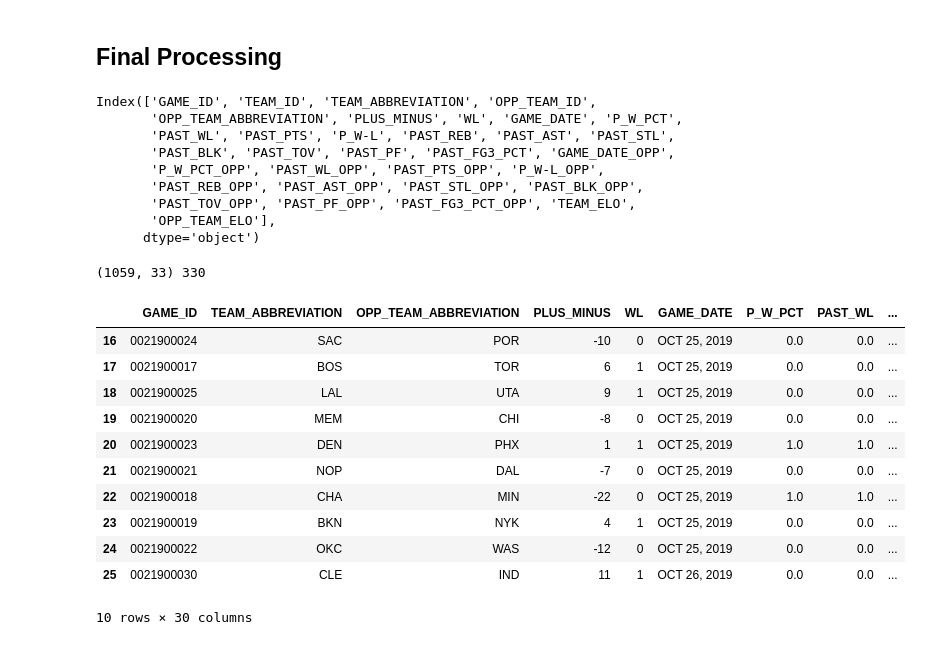
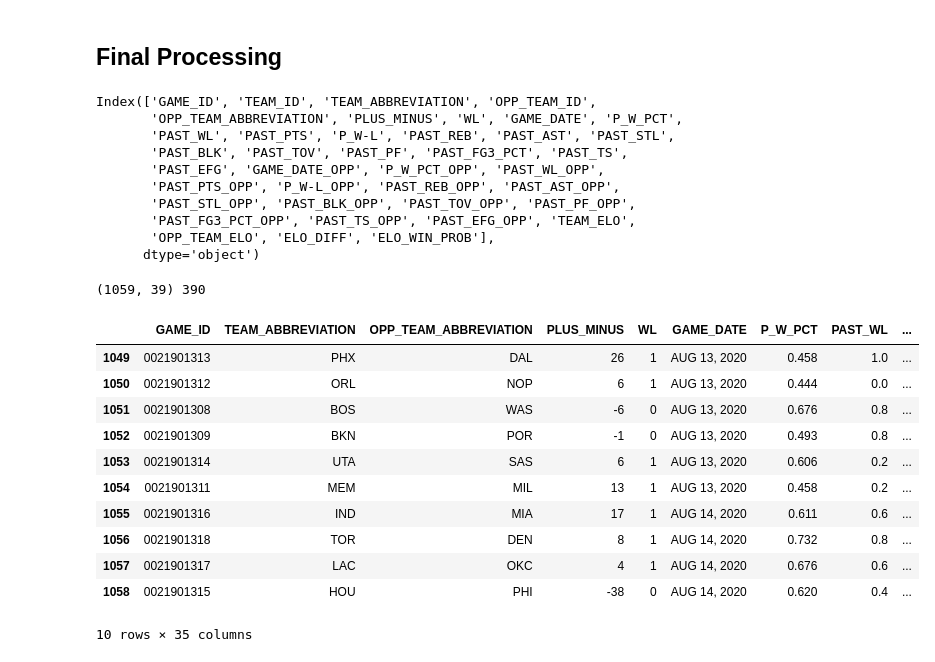
Before and after one commit to KTsula/NBA-prediction-bets, a Jupyter notebook: data_pipeline.ipynb, the cells around one changed output. Drawn from its saved outputs; the diff is of its cells as text; code cells hidden in the pictures.

```diff
--- a/data_pipeline.ipynb
+++ b/data_pipeline.ipynb
@@ -118,12 +118,12 @@ def process_team_df(team_df, window_size=5, debug=False):
     team_df["PAST_FG3_PCT"] = (
         team_df["FG3_PCT"].rolling(window=window_size, min_periods=1).mean().shift(1)
     )
-    # team_df["PAST_TS"] = (
-    #     team_df["TS"].rolling(window=window_size, min_periods=1).mean().shift(1)
-    # )
-    # team_df["PAST_EFG"] = (
-    #     team_df["EFG"].rolling(window=window_size, min_periods=1).mean().shift(1)
-    # )
+    team_df["PAST_TS"] = (
+        team_df["TS"].rolling(window=window_size, min_periods=1).mean().shift(1)
+    )
+    team_df["PAST_EFG"] = (
+        team_df["EFG"].rolling(window=window_size, min_periods=1).mean().shift(1)
+    )
     team_df["P_W-L"] = (team_df["W"] - team_df["L"]).shift(1)
     if debug:
         debug_df = team_df[
@@ -156,8 +156,8 @@ def process_team_df(team_df, window_size=5, debug=False):
             "PAST_TOV",
             "PAST_PF",
             "PAST_FG3_PCT",
-            # "PAST_TS",
-            # "PAST_EFG",
+            "PAST_TS",
+            "PAST_EFG",
         ]
     ]
     return team_df
@@ -284,6 +284,9 @@ for i, game_row in full_df.iterrows():
     d_update = elo_k * (1 - prob_win(winner, loser))
     team_elo[winner] += d_update
     team_elo[loser] -= d_update
+# %%
+full_df["ELO_DIFF"] = full_df["TEAM_ELO"] - full_df["OPP_TEAM_ELO"]
+full_df["ELO_WIN_PROB"] = 1 / (1 + 10 ** (-full_df["ELO_DIFF"] / 400))
 # %% [markdown]
 ## Final Processing
 # %%
@@ -292,11 +295,12 @@ full_df.columns
 Index(['GAME_ID', 'TEAM_ID', 'TEAM_ABBREVIATION', 'OPP_TEAM_ID',
        'OPP_TEAM_ABBREVIATION', 'PLUS_MINUS', 'WL', 'GAME_DATE', 'P_W_PCT',
        'PAST_WL', 'PAST_PTS', 'P_W-L', 'PAST_REB', 'PAST_AST', 'PAST_STL',
-       'PAST_BLK', 'PAST_TOV', 'PAST_PF', 'PAST_FG3_PCT', 'GAME_DATE_OPP',
-       'P_W_PCT_OPP', 'PAST_WL_OPP', 'PAST_PTS_OPP', 'P_W-L_OPP',
-       'PAST_REB_OPP', 'PAST_AST_OPP', 'PAST_STL_OPP', 'PAST_BLK_OPP',
-       'PAST_TOV_OPP', 'PAST_PF_OPP', 'PAST_FG3_PCT_OPP', 'TEAM_ELO',
-       'OPP_TEAM_ELO'],
+       'PAST_BLK', 'PAST_TOV', 'PAST_PF', 'PAST_FG3_PCT', 'PAST_TS',
+       'PAST_EFG', 'GAME_DATE_OPP', 'P_W_PCT_OPP', 'PAST_WL_OPP',
+       'PAST_PTS_OPP', 'P_W-L_OPP', 'PAST_REB_OPP', 'PAST_AST_OPP',
+       'PAST_STL_OPP', 'PAST_BLK_OPP', 'PAST_TOV_OPP', 'PAST_PF_OPP',
+       'PAST_FG3_PCT_OPP', 'PAST_TS_OPP', 'PAST_EFG_OPP', 'TEAM_ELO',
+       'OPP_TEAM_ELO', 'ELO_DIFF', 'ELO_WIN_PROB'],
       dtype='object')
 # %%
 # count rows with na values
@@ -311,44 +315,49 @@ df = full_df[
         "GAME_DATE",
         "P_W_PCT",
         "PAST_WL",
         "PAST_PTS",
         "P_W-L",
         "PAST_REB",
         "PAST_AST",
         "PAST_STL",
         "PAST_BLK",
         "PAST_TOV",
         "PAST_PF",
         "PAST_FG3_PCT",
+        "PAST_TS",
+        "PAST_EFG",
         "P_W_PCT_OPP",
         "PAST_WL_OPP",
         "PAST_PTS_OPP",
         "P_W-L_OPP",
         "PAST_REB_OPP",
         "PAST_AST_OPP",
         "PAST_STL_OPP",
         "PAST_BLK_OPP",
         "PAST_TOV_OPP",
         "PAST_PF_OPP",
         "PAST_FG3_PCT_OPP",
+        "PAST_TS_OPP",
+        "PAST_EFG_OPP",
         "TEAM_ELO",
         "OPP_TEAM_ELO",
+        "ELO_WIN_PROB",
     ]
 ]
 df.dropna(inplace=True)
-df.head(10)
+df.tail(10)
 # %% [output]
-(1059, 33) 330
+(1059, 39) 390
 |  | GAME_ID | TEAM_ABBREVIATION | OPP_TEAM_ABBREVIATION | PLUS_MINUS | WL | GAME_DATE | P_W_PCT | PAST_WL | ... |
-| 16 | 0021900024 | SAC | POR | -10 | 0 | OCT 25, 2019 | 0.0 | 0.0 | ... |
-| 17 | 0021900017 | BOS | TOR | 6 | 1 | OCT 25, 2019 | 0.0 | 0.0 | ... |
-| 18 | 0021900025 | LAL | UTA | 9 | 1 | OCT 25, 2019 | 0.0 | 0.0 | ... |
-| 19 | 0021900020 | MEM | CHI | -8 | 0 | OCT 25, 2019 | 0.0 | 0.0 | ... |
-| 20 | 0021900023 | DEN | PHX | 1 | 1 | OCT 25, 2019 | 1.0 | 1.0 | ... |
-| 21 | 0021900021 | NOP | DAL | -7 | 0 | OCT 25, 2019 | 0.0 | 0.0 | ... |
-| 22 | 0021900018 | CHA | MIN | -22 | 0 | OCT 25, 2019 | 1.0 | 1.0 | ... |
-| 23 | 0021900019 | BKN | NYK | 4 | 1 | OCT 25, 2019 | 0.0 | 0.0 | ... |
-| 24 | 0021900022 | OKC | WAS | -12 | 0 | OCT 25, 2019 | 0.0 | 0.0 | ... |
-| 25 | 0021900030 | CLE | IND | 11 | 1 | OCT 26, 2019 | 0.0 | 0.0 | ... |
+| 1049 | 0021901313 | PHX | DAL | 26 | 1 | AUG 13, 2020 | 0.458 | 1.0 | ... |
+| 1050 | 0021901312 | ORL | NOP | 6 | 1 | AUG 13, 2020 | 0.444 | 0.0 | ... |
+| 1051 | 0021901308 | BOS | WAS | -6 | 0 | AUG 13, 2020 | 0.676 | 0.8 | ... |
+| 1052 | 0021901309 | BKN | POR | -1 | 0 | AUG 13, 2020 | 0.493 | 0.8 | ... |
+| 1053 | 0021901314 | UTA | SAS | 6 | 1 | AUG 13, 2020 | 0.606 | 0.2 | ... |
+| 1054 | 0021901311 | MEM | MIL | 13 | 1 | AUG 13, 2020 | 0.458 | 0.2 | ... |
+| 1055 | 0021901316 | IND | MIA | 17 | 1 | AUG 14, 2020 | 0.611 | 0.6 | ... |
+| 1056 | 0021901318 | TOR | DEN | 8 | 1 | AUG 14, 2020 | 0.732 | 0.8 | ... |
+| 1057 | 0021901317 | LAC | OKC | 4 | 1 | AUG 14, 2020 | 0.676 | 0.6 | ... |
+| 1058 | 0021901315 | HOU | PHI | -38 | 0 | AUG 14, 2020 | 0.620 | 0.4 | ... |
-10 rows × 30 columns
+10 rows × 35 columns
 # %%
```
Also changed, not shown: parts of 2 cells of this notebook, 7 other files.
